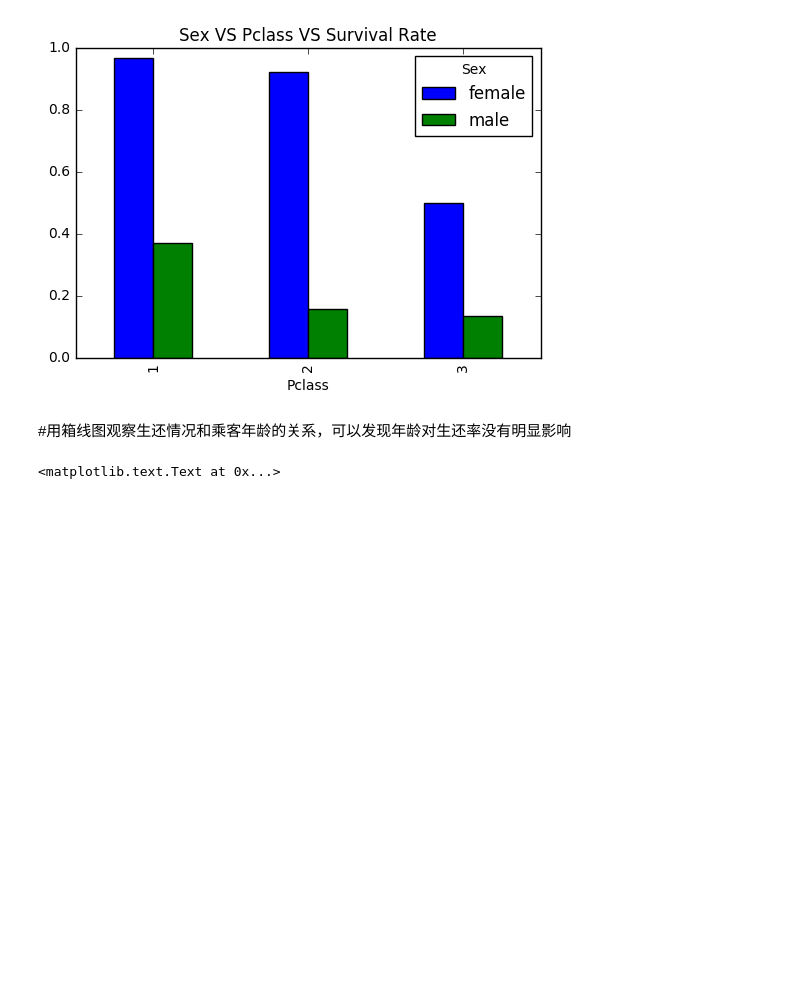
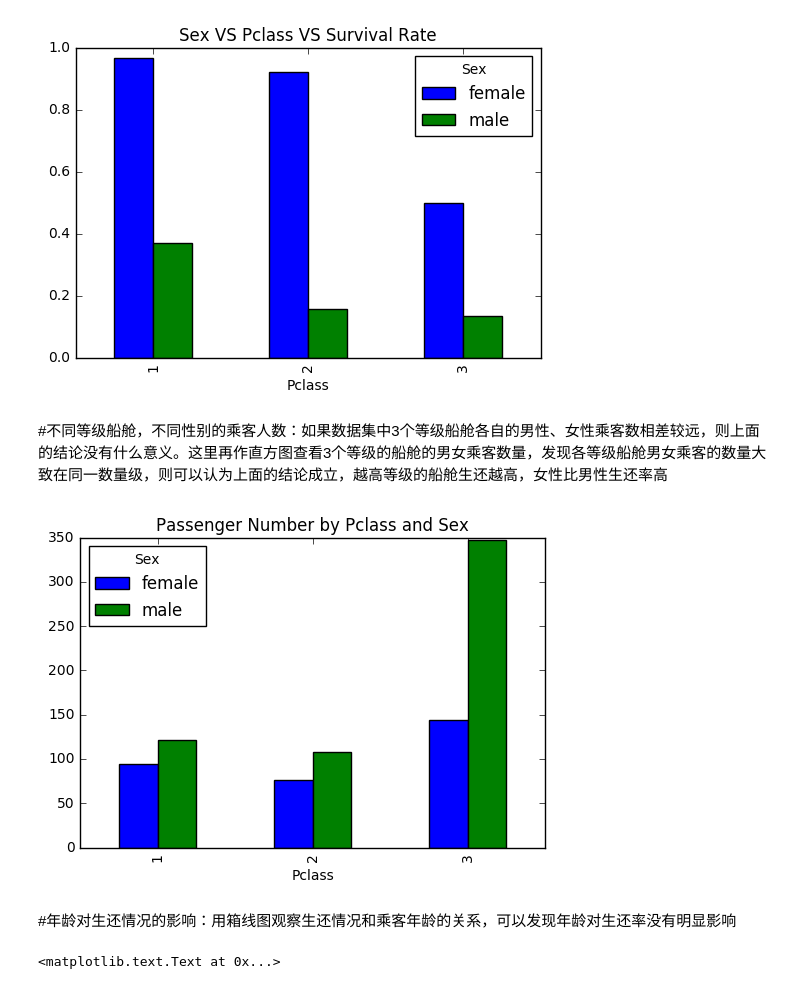
Before and after one commit to mercenariesedward/Ryan-Ng, a Jupyter notebook: titanic-Re.ipynb, the cells around one changed output. Cells and saved outputs as stored; diff of their text form; code cells hidden in the pictures; blank space fills up the shorter version.

```diff
--- a/titanic-Re.ipynb
+++ b/titanic-Re.ipynb
@@ -233,8 +238,16 @@ plt.title('Sex VS Pclass VS Survival Rate')
 plt.show()
 # %% [output]
 [figure]
+# %% [markdown]
+#不同等级船舱，不同性别的乘客人数：如果数据集中3个等级船舱各自的男性、女性乘客数相差较远，则上面的结论没有什么意义。这里再作直方图查看3个等级的船舱的男女乘客数量，发现各等级船舱男女乘客的数量大致在同一数量级，则可以认为上面的结论成立，越高等级的船舱生还越高，女性比男性生还率高
+# %%
+data.groupby(['Pclass','Sex'])['Survived'].count().unstack().plot(kind='bar')
+plt.title('Passenger Number by Pclass and Sex')
+plt.show()
+# %% [output]
+[figure, added]
 # %% [markdown]
-#用箱线图观察生还情况和乘客年龄的关系，可以发现年龄对生还率没有明显影响
+#年龄对生还情况的影响：用箱线图观察生还情况和乘客年龄的关系，可以发现年龄对生还率没有明显影响
 # %%
 fig,ay = plt.subplots()
 Age1 = data.Age[data.Survived == 1].fillna(29.69)
```
Also changed, not shown: parts of 14 cells of this notebook.
